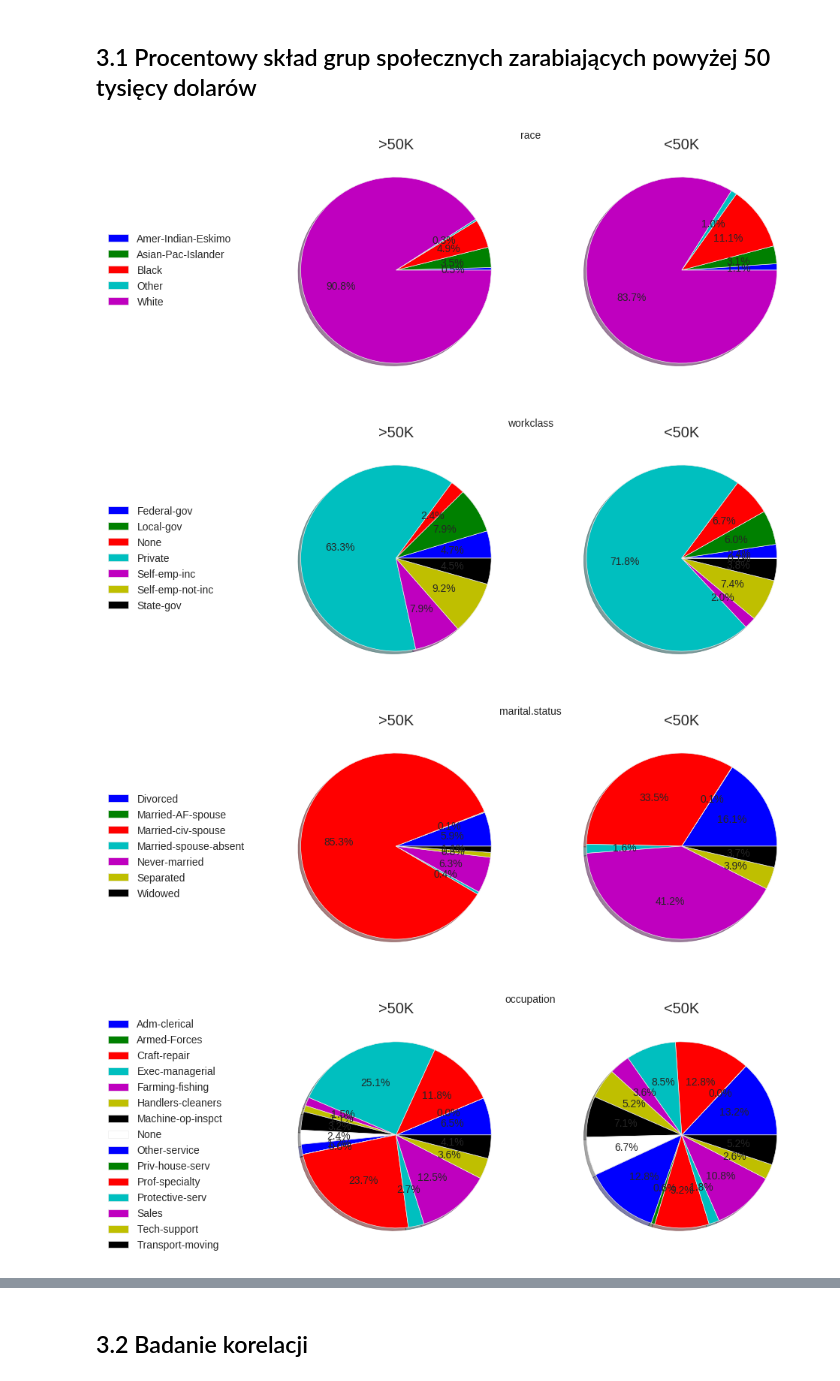
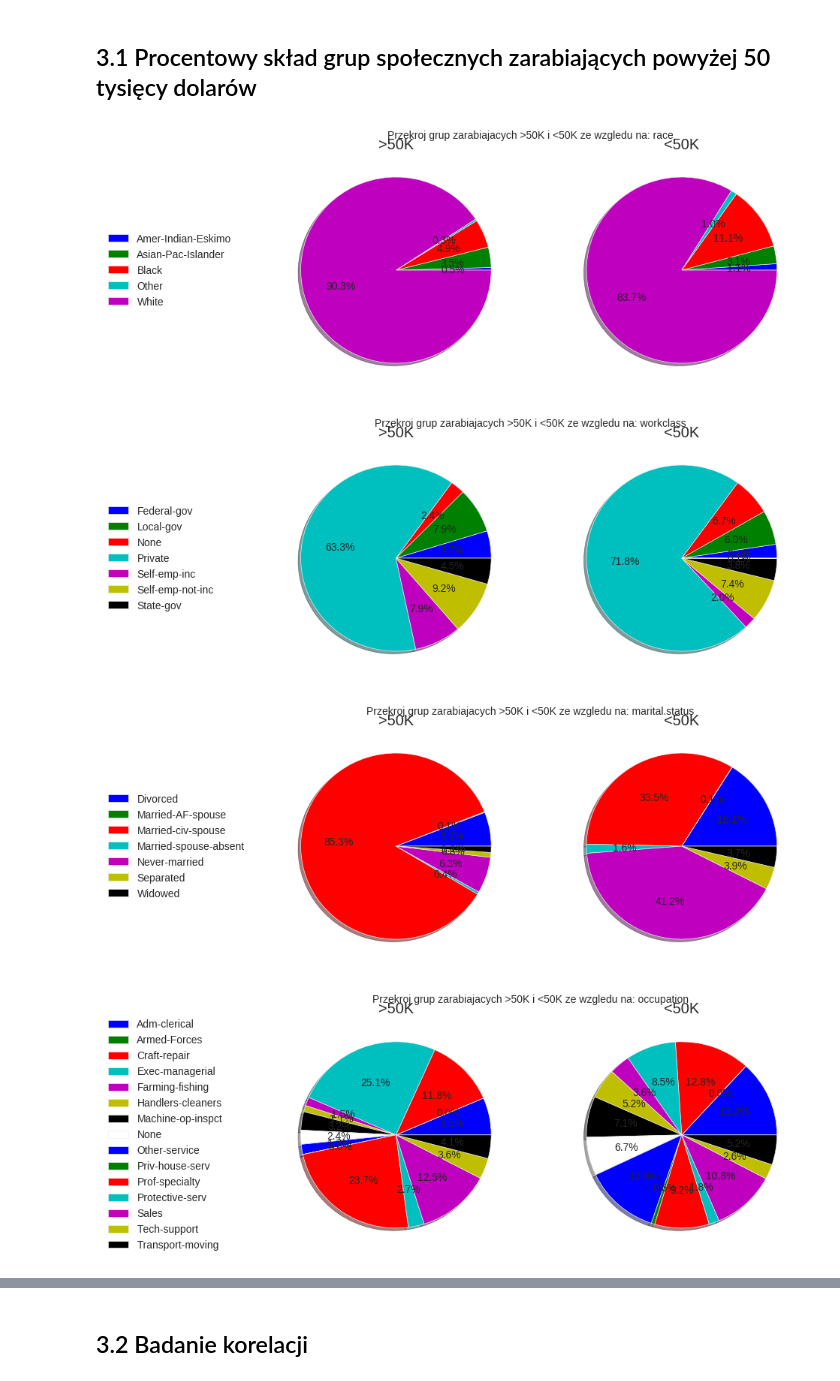
Before and after one commit to fpoon/adult-datamining, a Jupyter notebook: projekt.ipynb, the cells around one changed output, grey strips where cells are left out. Cells and saved outputs as stored; diff of their text form; code cells hidden in the pictures.

```diff
--- a/projekt.ipynb
+++ b/projekt.ipynb
@@ -194,7 +235,7 @@ from matplotlib import gridspec
 
 def plotpair(title, series1, series2):
     plt.figure(figsize=(9,4))
-    plt.suptitle(title)
+    plt.suptitle("Przekroj grup zarabiajacych >50K i <50K ze wzgledu na: "+title)
     gs = gridspec.GridSpec(1, 2, width_ratios=[1, 1])
 
     series = series1.value_counts()
@@ -211,34 +252,34 @@ def plotpair(title, series1, series2):
     series = series2.value_counts()
     series = series.sort_index();
     ax2 = plt.subplot(gs[1])
     labels = [""]*len(series)
     ax2.pie(series, labels=labels, autopct='%1.1f%%', shadow=True, startangle=0)
     ax2.set_title("<50K")
 
     plt.show()
 
 columns = ["race", "workclass", "marital.status", "occupation", "relationship", "race", "sex"]
 
 for x in columns:
     plotpair(x, adult.loc[adult["income"] == ">50K"][x], adult.loc[adult["income"] != ">50K"][x])
 
 df1 = adult.copy()
 df1.loc[df1["native.country"] != "North America", "native.country"] = "Other"
 plotpair("native country", df1.loc[df1["income"] == ">50K"]["native.country"], df1.loc[df1["income"] != ">50K"]["native.country"])
 
 df1.loc[df1["education.num"] <= 8, "education"] = "<12th"
 plotpair("education", df1.loc[df1["income"] == ">50K"]["education"], df1.loc[df1["income"] != ">50K"]["education"])
 
 
 df1.loc[df1["age"] > 60, "age1"] = "60+"
 df1.loc[(df1["age"] > 50) & (df1["age"] <= 60), "age1"] = "50-60"
 df1.loc[(df1["age"] > 40) & (df1["age"] <= 50), "age1"] = "40-50"
 df1.loc[(df1["age"] > 30) & (df1["age"] <= 40), "age1"] = "30-40"
 df1.loc[(df1["age"] > 20) & (df1["age"] <= 30), "age1"] = "20-30"
 df1.loc[(df1["age"] > 10) & (df1["age"] <= 20), "age1"] = "16-20"
 plotpair("age", df1.loc[df1["income"] == ">50K"]["age1"], df1.loc[df1["income"] != ">50K"]["age1"])
 # %% [output]
-[figure, old version]
+[figure, new version]
-[figure, old version]
+[figure, new version]
-[figure, old version]
+[figure, new version]
-[figure, old version]
+[figure, new version]
```
Also changed, not shown: parts of 30 cells of this notebook.
